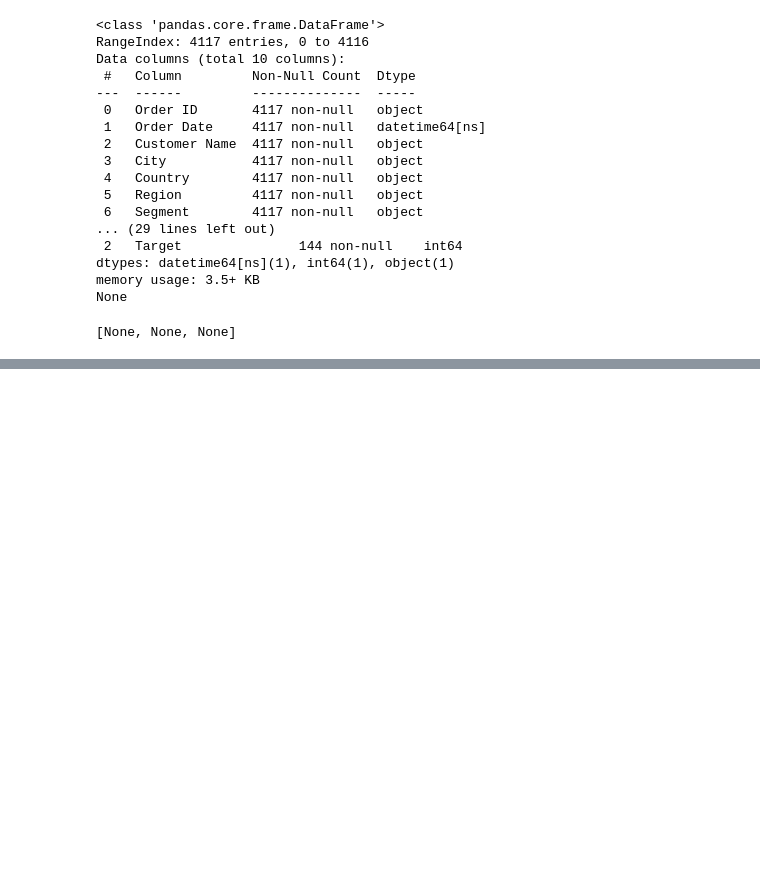
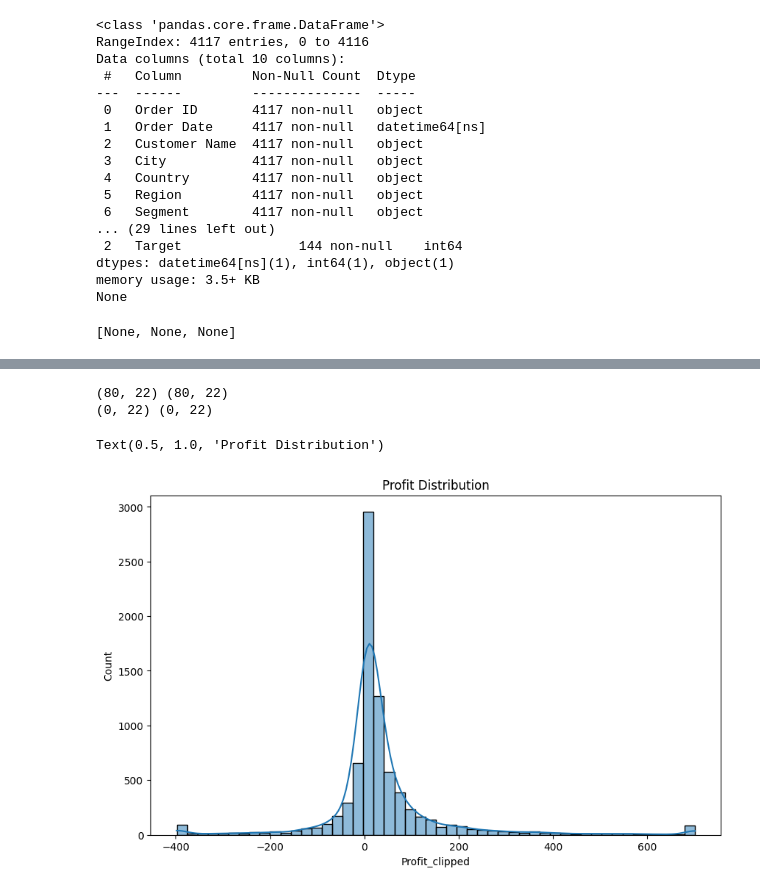
Before and after one commit to 3iraqi/discount-profit-dashboard, a Jupyter notebook: mart_EDA.ipynb, the cells around one changed output, grey strips where cells are left out. Cells and saved outputs as stored; diff of their text form; code cells hidden in the pictures; blank space fills up the shorter version.

```diff
--- a/mart_EDA.ipynb
+++ b/mart_EDA.ipynb
@@ -166,0 +449,22 @@ Name: count, dtype: int64
+# %%
+# clip extreme profit values
+# thresholds
+lower_clip = df['Profit'].quantile(0.01)  # -398
+upper_clip = df['Profit'].quantile(0.99)  # 701
+
+df['Profit_clipped'] = df['Profit'].clip(lower=lower_clip, upper=upper_clip)
+
+# Check extreme counts after clipping
+print(df[df['Profit']>701].shape, df[df['Profit']<-398].shape)
+print(df[df['Profit_clipped']>701].shape, df[df['Profit_clipped']<-398].shape)
+# %% [output]
+(80, 22) (80, 22)
+(0, 22) (0, 22)
+# %%
+# profit histogram
+plt.figure(figsize=(10,6))
+sns.histplot(data=df, x='Profit_clipped', bins=50, kde=True)
+plt.title('Profit Distribution')
+# %% [output]
+Text(0.5, 1.0, 'Profit Distribution')
+[figure, added]
```
Also changed, not shown: parts of 42 cells of this notebook, 1 other file.
